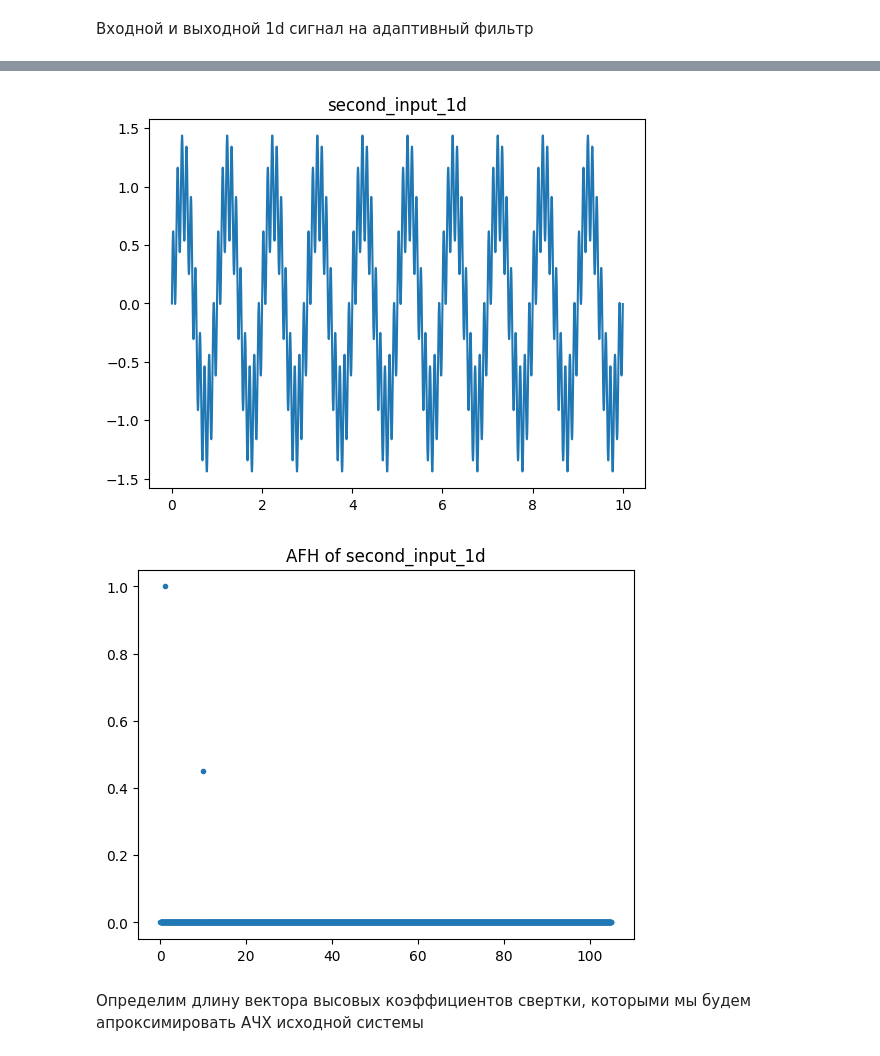
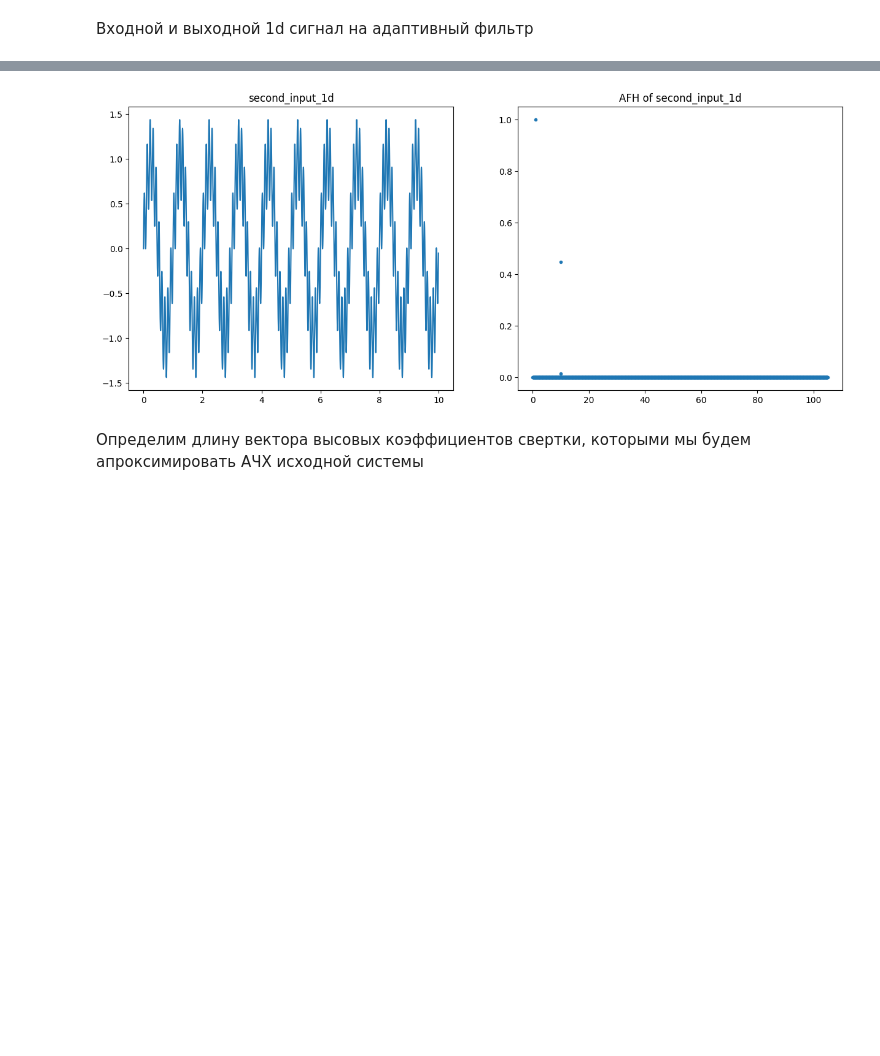
Before and after one commit to dd114/Adaptive-filter-1, a Jupyter notebook: Adaptive-filter-1.ipynb, the cells around one changed output, grey strips where cells are left out. Drawn from its saved outputs; the diff is of its cells as text; code cells hidden in the pictures; blank space fills up the shorter version.

```diff
--- a/Adaptive-filter-1.ipynb
+++ b/Adaptive-filter-1.ipynb
@@ -134,7 +134,7 @@ plt.show()
 Входной и выходной 1d сигнал на адаптивный фильтр
 # %%
 right_bound = 10
-number_of_point = 100000
+number_of_point = 10000
 # number_of_point = first_input_1d.size
 t = np.linspace(0, right_bound, number_of_point, endpoint=False)
 # %%
@@ -166,19 +168,21 @@ plt.show()
 # %%
+plt.figure(figsize=(15, 6))
+plt.subplot(1, 2, 1)
 plt.plot(t, second_input_1d)
 plt.title("second_input_1d")
-plt.show()
+# plt.show()
 
 freq_bound = 2100
 
 x = fftpack.rfftfreq(second_input_1d.size, right_bound / number_of_point)
 y = 2 * np.abs(fftpack.rfft(second_input_1d)) / second_input_1d.size
 
+plt.subplot(1, 2, 2)
 plt.plot(x[:freq_bound], y[:freq_bound], '.')
 plt.title("AFH of second_input_1d")
 plt.show()
 # %% [output]
-[figure, old version]
+[figure, new version]
-[figure, removed]
 # %% [markdown]
 Определим длину вектора высовых коэффициентов свертки, которыми мы будем апроксимировать АЧХ исходной системы
 # %%
```
Also changed, not shown: parts of 11 cells of this notebook, 9 other files.
